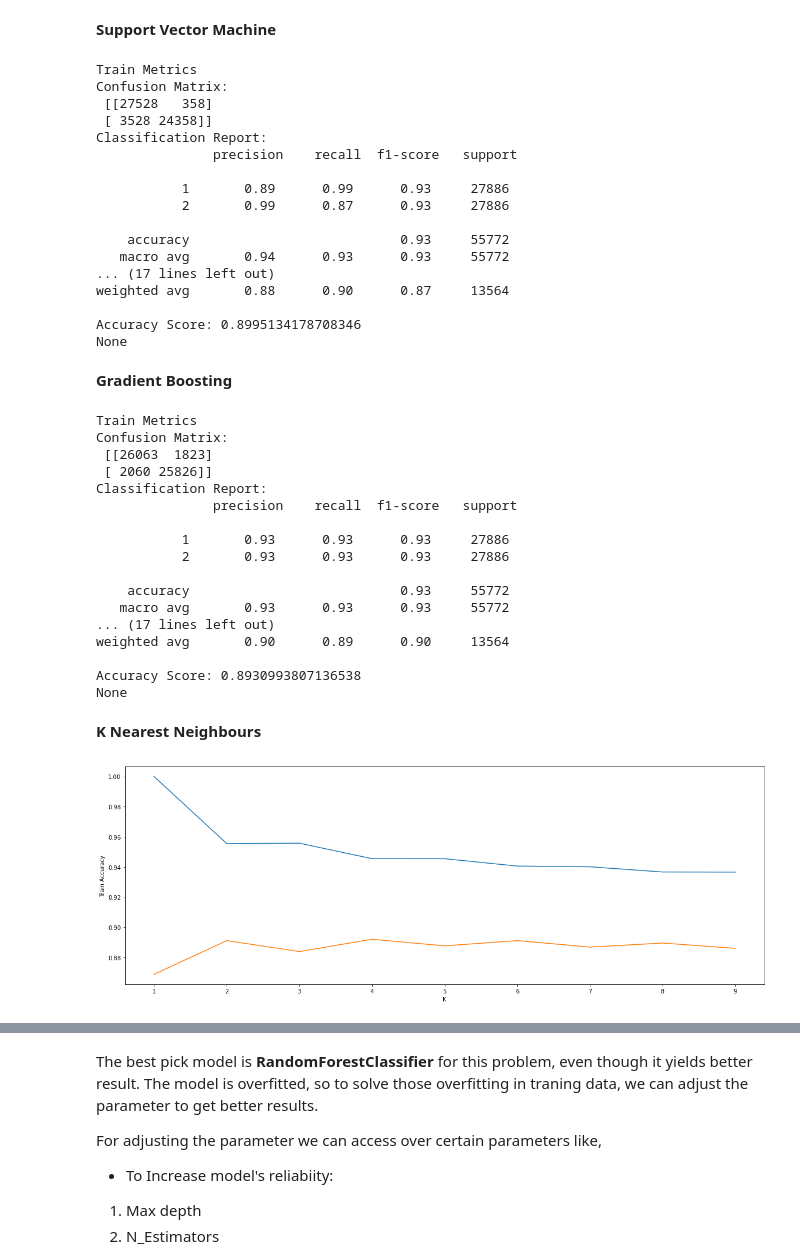
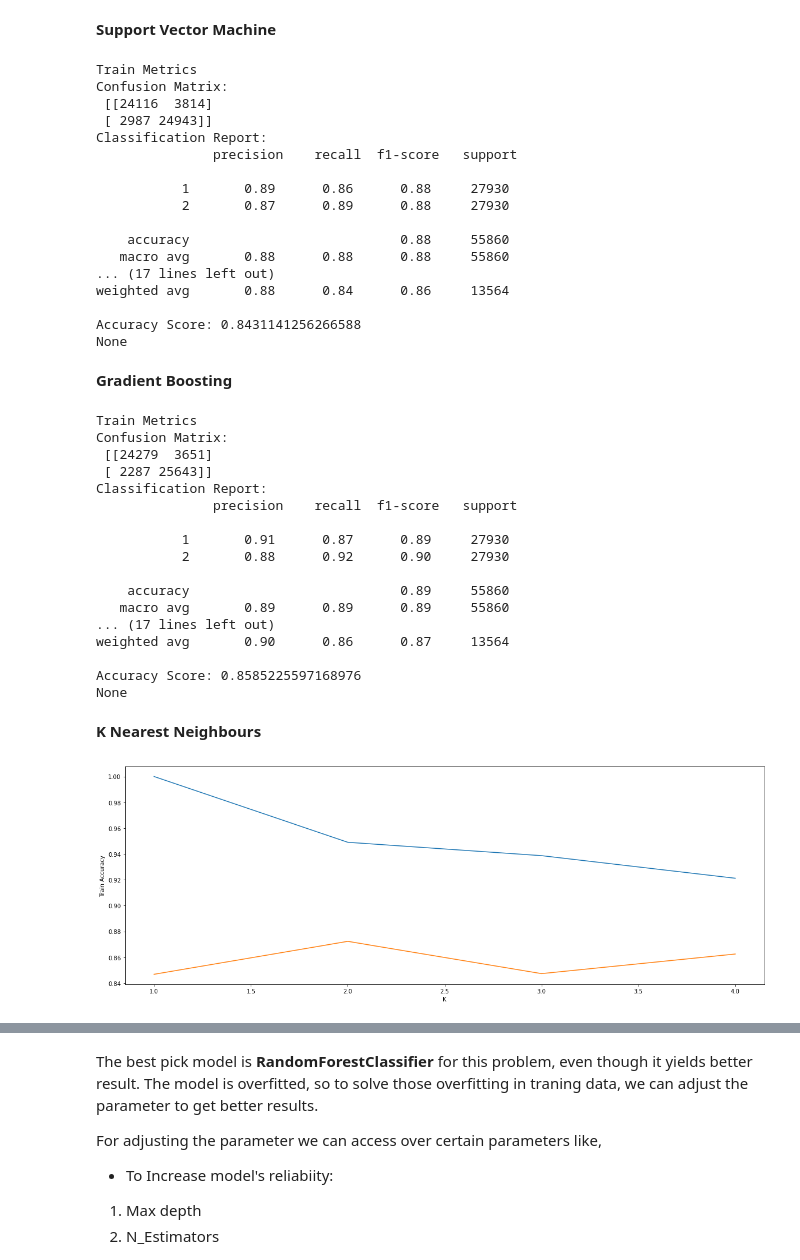
Before and after one commit to Inbarasan-Mani/Bank-Marketing-Prediction, a Jupyter notebook: Bank Marketing Prediction.ipynb, the cells around one changed output, grey strips where cells are left out. Saved outputs shown, nothing was run; the diff lists cells and outputs as text; code cells hidden in the pictures.

```diff
--- a/Bank Marketing Prediction.ipynb
+++ b/Bank Marketing Prediction.ipynb
@@ -379,12 +379,9 @@ cat.columns
 Index(['Job', 'Marital Status', 'Education', 'Credit', 'Housing Loan',
        'Personal Loan', 'Contact', 'Last Contact Month', 'Poutcome'],
       dtype='object')
-# %%
-data = pd.get_dummies(data, columns = ['Job','Poutcome','Contact','Education', 'Marital Status'])
 # %%
-ls = ['Credit', 'Housing Loan','Personal Loan','Last Contact Month']
 lb = LabelEncoder()
-for i in ls:
+for i in cat.columns:
     data[i] = lb.fit_transform(data[i])
 # %%
 data
@@ -727,7 +724,7 @@ None
 # %%
 from tqdm import tqdm
 knn_report = pd.DataFrame(columns = ['K', 'Train Accuracy', 'Test Accuracy'])
-for i in tqdm(range(1, 10)):
+for i in tqdm(range(1, 5)):
     knn = KNeighborsClassifier(n_neighbors= i)
     knn.fit(x_train, y_train)
 
@@ -1116,20 +1113,20 @@ report = report.append({'Model': 'Support Vector Machine',
 # %% [output]
 Train Metrics
 Confusion Matrix:
- [[27528   358]
- [ 3528 24358]]
+ [[24116  3814]
+ [ 2987 24943]]
 Classification Report:
                precision    recall  f1-score   support
 
-           1       0.89      0.99      0.93     27886
-           2       0.99      0.87      0.93     27886
+           1       0.89      0.86      0.88     27930
+           2       0.87      0.89      0.88     27930
 
-    accuracy                           0.93     55772
-   macro avg       0.94      0.93      0.93     55772
+    accuracy                           0.88     55860
+   macro avg       0.88      0.88      0.88     55860
 ... (17 lines left out)
-weighted avg       0.88      0.90      0.87     13564
+weighted avg       0.88      0.84      0.86     13564
 
-Accuracy Score: 0.8995134178708346
+Accuracy Score: 0.8431141256266588
 None
 # %% [markdown]
 **Gradient Boosting**
@@ -1158,45 +1155,45 @@ report = report.append({'Model': 'Gradient Boosting',
 # %% [output]
 Train Metrics
 Confusion Matrix:
- [[26063  1823]
- [ 2060 25826]]
+ [[24279  3651]
+ [ 2287 25643]]
 Classification Report:
                precision    recall  f1-score   support
 
-           1       0.93      0.93      0.93     27886
-           2       0.93      0.93      0.93     27886
+           1       0.91      0.87      0.89     27930
+           2       0.88      0.92      0.90     27930
 
-    accuracy                           0.93     55772
-   macro avg       0.93      0.93      0.93     55772
+    accuracy                           0.89     55860
+   macro avg       0.89      0.89      0.89     55860
 ... (17 lines left out)
-weighted avg       0.90      0.89      0.90     13564
+weighted avg       0.90      0.86      0.87     13564
 
-Accuracy Score: 0.8930993807136538
+Accuracy Score: 0.8585225597168976
 None
 # %% [markdown]
 **K Nearest Neighbours**
 # %%
 from tqdm import tqdm
 knn_report = pd.DataFrame(columns = ['K', 'Train Accuracy', 'Test Accuracy'])
-for i in tqdm(range(1, 10)):
+for i in tqdm(range(1, 5)):
     knn = KNeighborsClassifier(n_neighbors= i)
     knn.fit(x_train, y_train)
 
     pre_train = knn.predict(x_train)
     pre_test = knn.predict(x_test)
 
     knn_report = knn_report.append({'K': i,
                                     'Train Accuracy': accuracy_score(y_train, pre_train),
                                     'Test Accuracy': accuracy_score(y_test, pre_test)}, ignore_index = True)
     knn_report
 
 
 knn_report
 plt.figure(figsize= (20, 7))
 sns.lineplot(data = knn_report, x = 'K', y = 'Train Accuracy')
 sns.lineplot(data = knn_report, x = 'K', y = 'Test Accuracy');
 # %% [output]
-[figure, old version]
+[figure, new version]
 # %%
 knn = KNeighborsClassifier(n_neighbors= 3)
 knn.fit(x_train, y_train)
```
Also changed, not shown: parts of 40 cells of this notebook.
